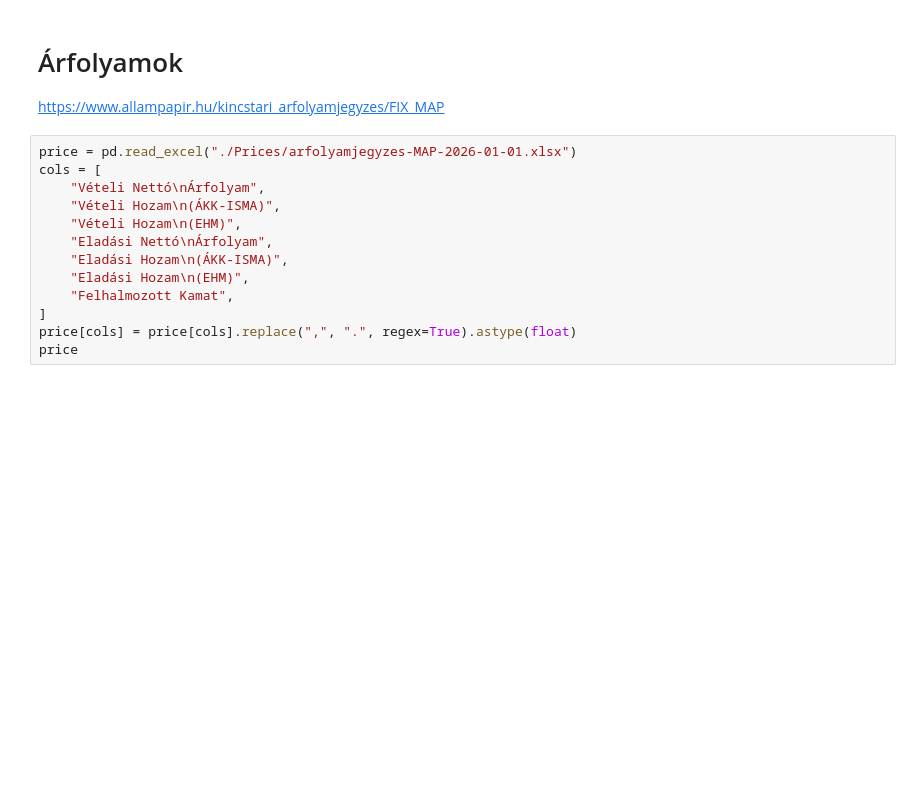
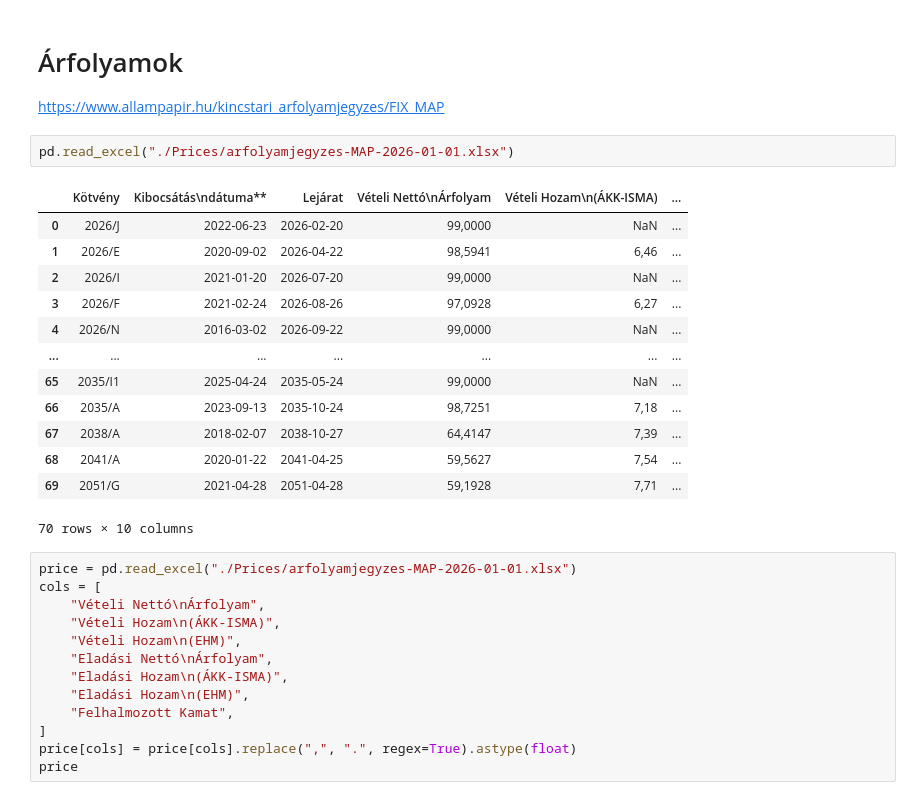
Before and after one commit to faadamla/GovBonds, a Jupyter notebook: BondPricing.ipynb, the cells around one changed output. Saved outputs shown, nothing was run; the diff lists cells and outputs as text; blank space fills up the shorter version.

```diff
--- a/BondPricing.ipynb
+++ b/BondPricing.ipynb
@@ -65,6 +65,22 @@ https://akk.hu/security/id=A281022A11
 # %% [markdown]
 # Árfolyamok
 https://www.allampapir.hu/kincstari_arfolyamjegyzes/FIX_MAP
+# %%
+pd.read_excel("./Prices/arfolyamjegyzes-MAP-2026-01-01.xlsx")
+# %% [output]
+|  | Kötvény | Kibocsátás\ndátuma** | Lejárat | Vételi Nettó\nÁrfolyam | Vételi Hozam\n(ÁKK-ISMA) | ... |
+| 0 | 2026/J | 2022-06-23 | 2026-02-20 | 99,0000 | NaN | ... |
+| 1 | 2026/E | 2020-09-02 | 2026-04-22 | 98,5941 | 6,46 | ... |
+| 2 | 2026/I | 2021-01-20 | 2026-07-20 | 99,0000 | NaN | ... |
+| 3 | 2026/F | 2021-02-24 | 2026-08-26 | 97,0928 | 6,27 | ... |
+| 4 | 2026/N | 2016-03-02 | 2026-09-22 | 99,0000 | NaN | ... |
+| ... | ... | ... | ... | ... | ... | ... |
+| 65 | 2035/I1 | 2025-04-24 | 2035-05-24 | 99,0000 | NaN | ... |
+| 66 | 2035/A | 2023-09-13 | 2035-10-24 | 98,7251 | 7,18 | ... |
+| 67 | 2038/A | 2018-02-07 | 2038-10-27 | 64,4147 | 7,39 | ... |
+| 68 | 2041/A | 2020-01-22 | 2041-04-25 | 59,5627 | 7,54 | ... |
+| 69 | 2051/G | 2021-04-28 | 2051-04-28 | 59,1928 | 7,71 | ... |
+70 rows × 10 columns
 # %%
 price = pd.read_excel("./Prices/arfolyamjegyzes-MAP-2026-01-01.xlsx")
 cols = [
```
Also changed, not shown: parts of 2 cells of this notebook, 1 other file.
